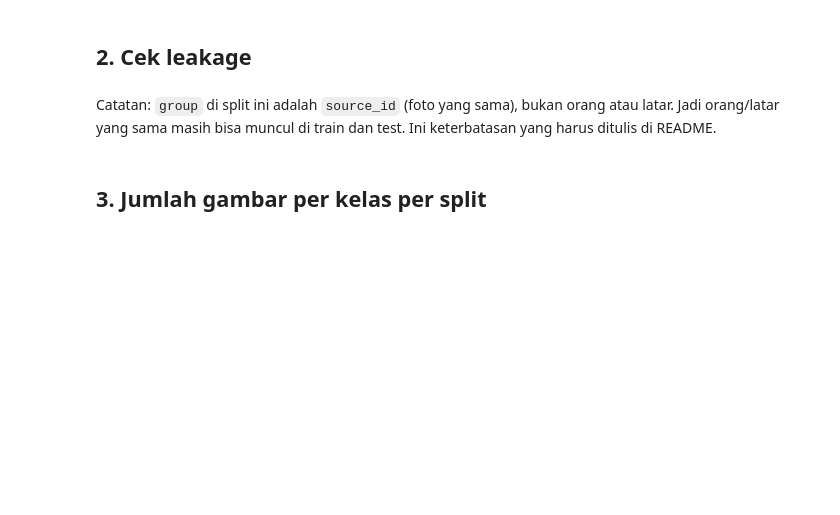
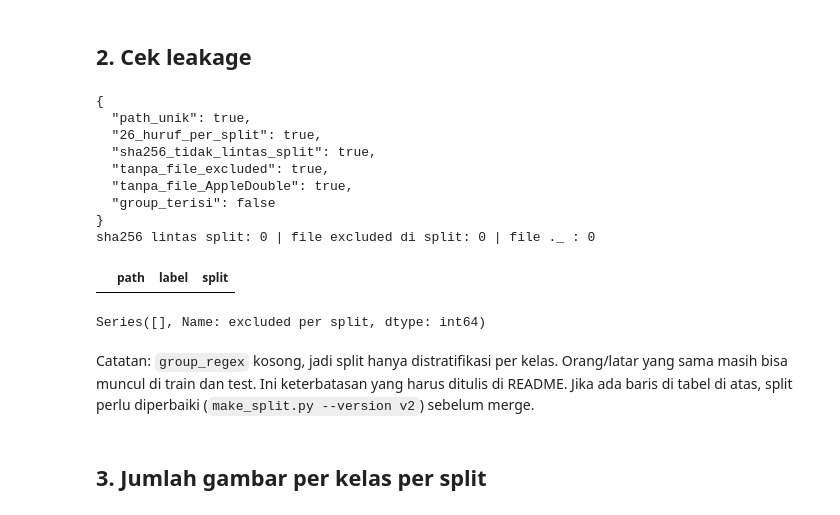
Before and after one commit to loeychanpy/Bisindo-cv, a Jupyter notebook: notebooks/bisindo_cp07_data_pipeline.ipynb, the cells around one changed output. Drawn from its saved outputs; the diff is of its cells as text; code cells hidden in the pictures; blank space fills up the shorter version.

```diff
--- a/notebooks/bisindo_cp07_data_pipeline.ipynb
+++ b/notebooks/bisindo_cp07_data_pipeline.ipynb
@@ -76,6 +63,49 @@ dup_in[dup_in["md5"].isin(cross[cross > 1].index)] if n_md5_leak else None
+# %%
+checks = {}
+
+# path ganda
+checks["path_unik"] = not df["path"].duplicated().any()
+
+# 26 huruf ada di tiap split
+checks["26_huruf_per_split"] = bool((df.groupby("split")["label"].nunique() == 26).all())
+
+# file identik (sha256) tidak boleh lintas split
+n_sp = df.groupby("sha256")["split"].nunique()
+leak_hash = n_sp[n_sp > 1].index
+checks["sha256_tidak_lintas_split"] = len(leak_hash) == 0
+n_md5_leak = int(len(leak_hash))
+
+# file yang dibuang sanity check (rusak/kosong/bukan gambar) tidak boleh ada di split
+excl = set((RESULTS / "sanitary/excluded_files.txt").read_text(encoding="utf-8").splitlines())
+prefix = Path(cfg["data_dir"]).name + "/"
+in_excl = df[(prefix + df["path"]).isin(excl)]
+checks["tanpa_file_excluded"] = in_excl.empty
+
+# file sampah macOS (._*)
+junk = df[df["path"].str.contains(r"(?:^|/)\._")]
+checks["tanpa_file_AppleDouble"] = junk.empty
+
+# info signer/latar (kosong = keterbatasan)
+checks["group_terisi"] = bool(df["group"].notna().mean() > 0.5) if "group" in df else False
+print(json.dumps(checks, indent=2))
+print("sha256 lintas split:", n_md5_leak, "| file excluded di split:", len(in_excl), "| file ._ :", len(junk))
+display(df[df["sha256"].isin(leak_hash)][["path", "label", "split"]])
+display(in_excl[["path", "label", "split"]].groupby("split").size().rename("excluded per split"))
+# %% [output]
+{
+  "path_unik": true,
+  "26_huruf_per_split": true,
+  "sha256_tidak_lintas_split": true,
+  "tanpa_file_excluded": true,
+  "tanpa_file_AppleDouble": true,
+  "group_terisi": false
+}
+sha256 lintas split: 0 | file excluded di split: 0 | file ._ : 0
+|  | path | label | split |
+Series([], Name: excluded per split, dtype: int64)
 # %% [markdown]
-Catatan: `group` di split ini adalah `source_id` (foto yang sama), bukan orang atau latar.
-Jadi orang/latar yang sama masih bisa muncul di train dan test. Ini keterbatasan yang harus ditulis di README.
+Catatan: `group_regex` kosong, jadi split hanya distratifikasi per kelas. Orang/latar yang sama masih bisa muncul di train dan test.
+Ini keterbatasan yang harus ditulis di README. Jika ada baris di tabel di atas, split perlu diperbaiki (`make_split.py --version v2`) sebelum merge.
 # %% [markdown]
 ## 3. Jumlah gambar per kelas per split
 # %%
```
Also changed, not shown: parts of 8 cells of this notebook, 23 other files.
